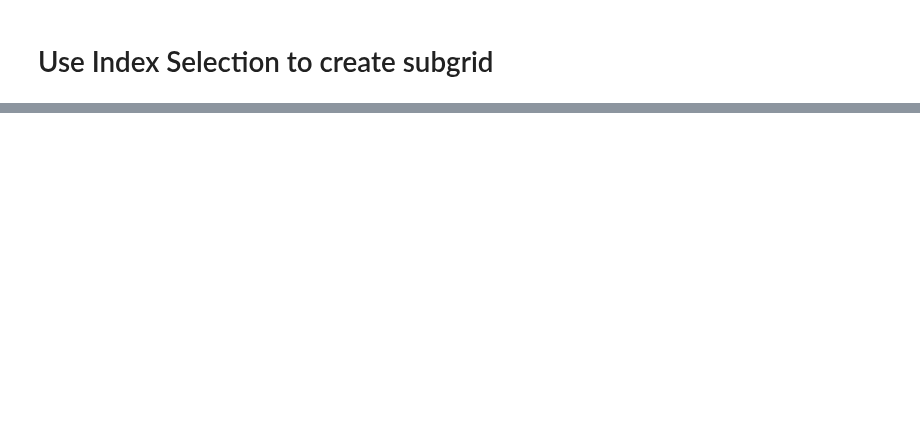
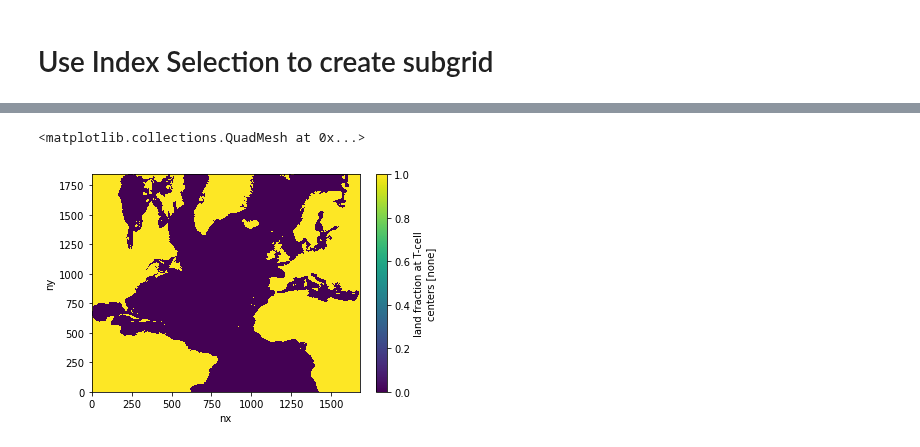
Before and after one commit to jsimkins2/esm_lab, a Jupyter notebook: grid_gen/subgrid/subset_grid.ipynb, the cells around one changed output, grey strips where cells are left out. Drawn from its saved outputs; the diff is of its cells as text; code cells hidden in the pictures; blank space fills up the shorter version.

```diff
--- a/grid_gen/subgrid/subset_grid.ipynb
+++ b/grid_gen/subgrid/subset_grid.ipynb
@@ -145,0 +142,3 @@ plotgrid(grid=test, plotStep=10, mapExtent=[-110, -30, -10,60])
+# %%
+land = xr.open_dataset("/Users/james/Documents/Github/esm_lab/grid_gen/gridInfo/chassxu/09m11/land_mask.nc")
+land
@@ -145,0 +155,5 @@ plotgrid(grid=test, plotStep=10, mapExtent=[-110, -30, -10,60])
+# %%
+land.mask.plot()
+# %% [output]
+<matplotlib.collections.QuadMesh at 0x...>
+[figure, added]
```
Also changed, not shown: parts of 32 cells of this notebook, 2 other files.
